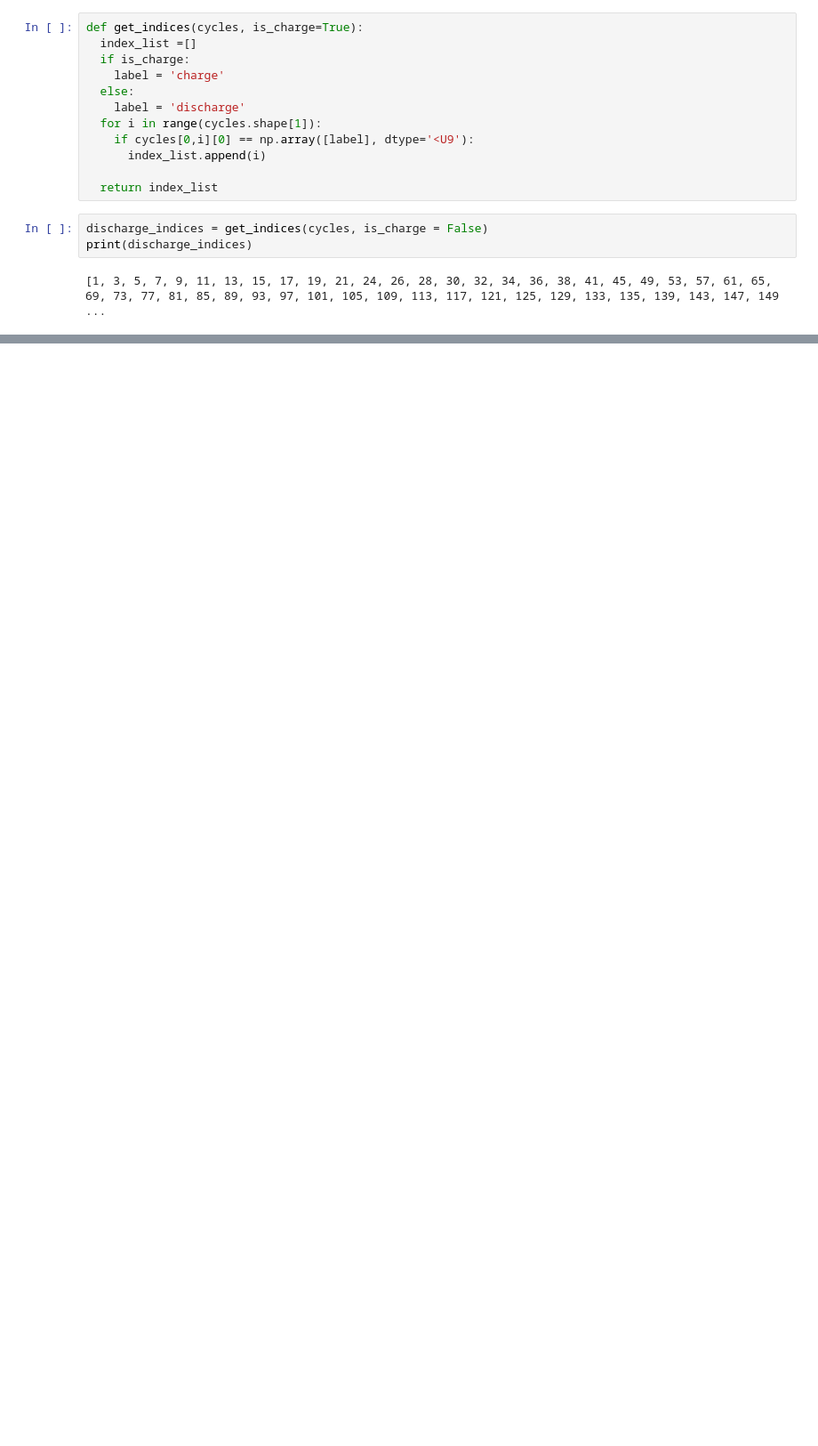
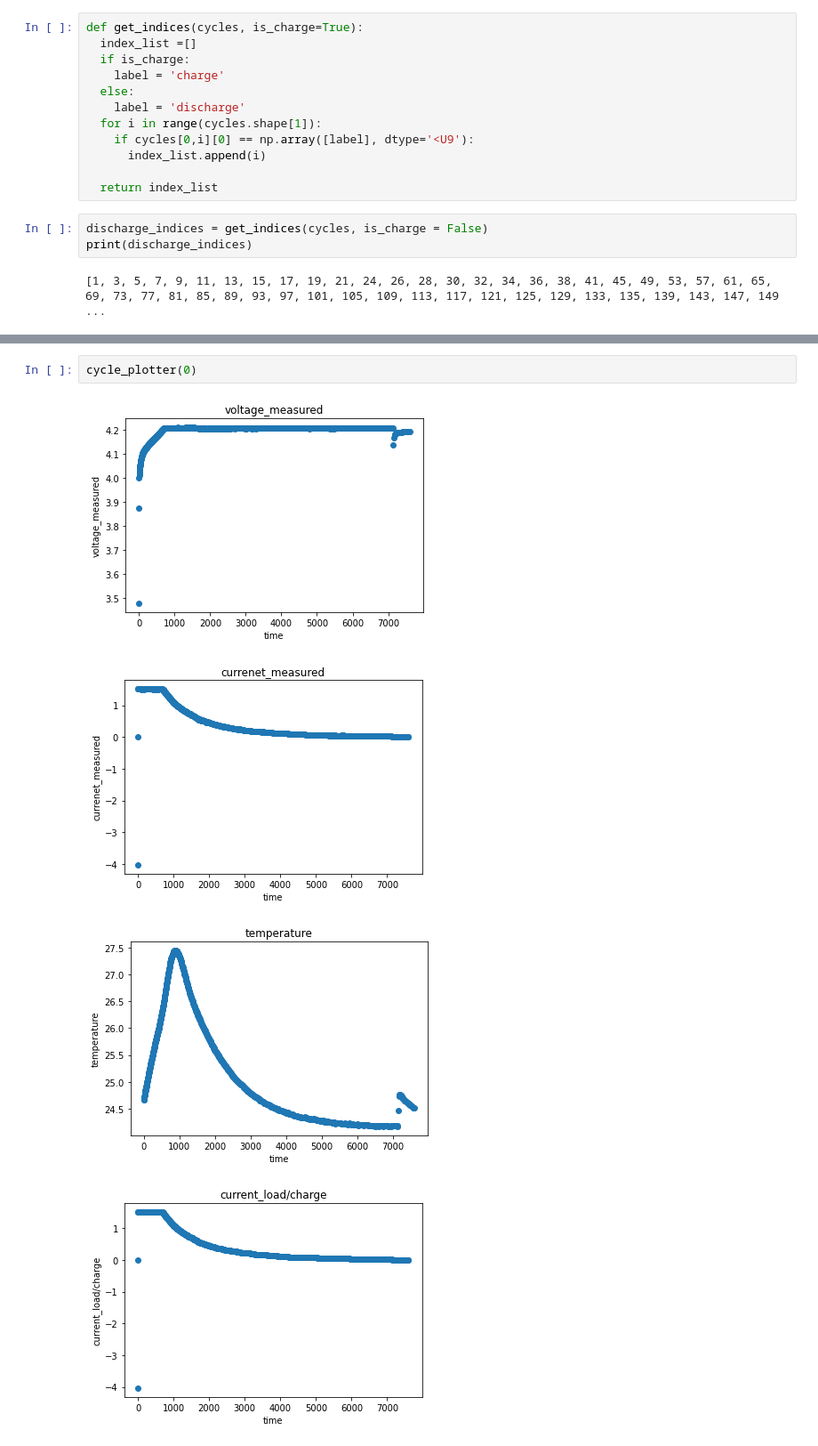
Before and after one commit to natskiu/Nasa-Battery, a Jupyter notebook: Data_Visualisation.ipynb, the cells around one changed output, grey strips where cells are left out. Shown: that part at 89% size. Cells and saved outputs as stored; diff of their text form; blank space fills up the shorter version.

```diff
--- a/Data_Visualisation.ipynb
+++ b/Data_Visualisation.ipynb
@@ -129,0 +159,7 @@ ValueError: ignored
+# %%
+cycle_plotter(0)
+# %% [output]
+[figure, added]
+[figure, added]
+[figure, added]
+[figure, added]
```
Also changed, not shown: parts of 18 cells of this notebook.
